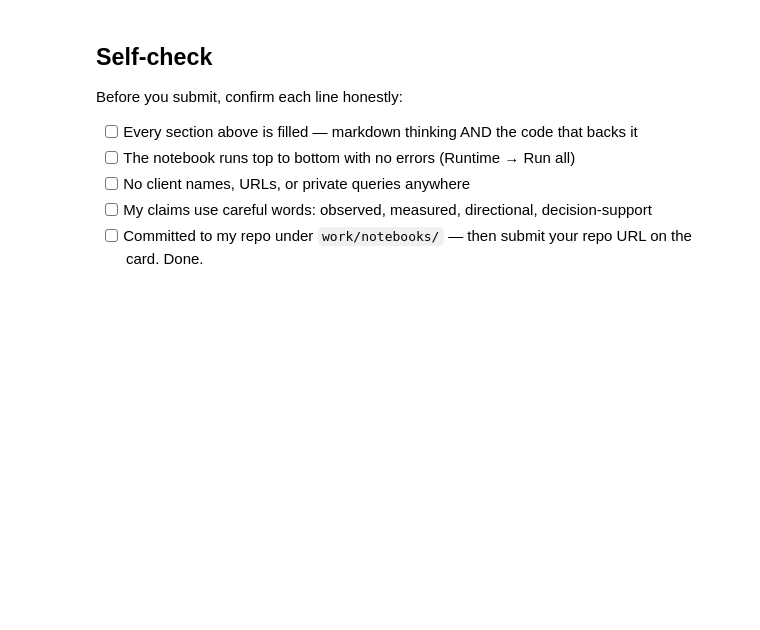
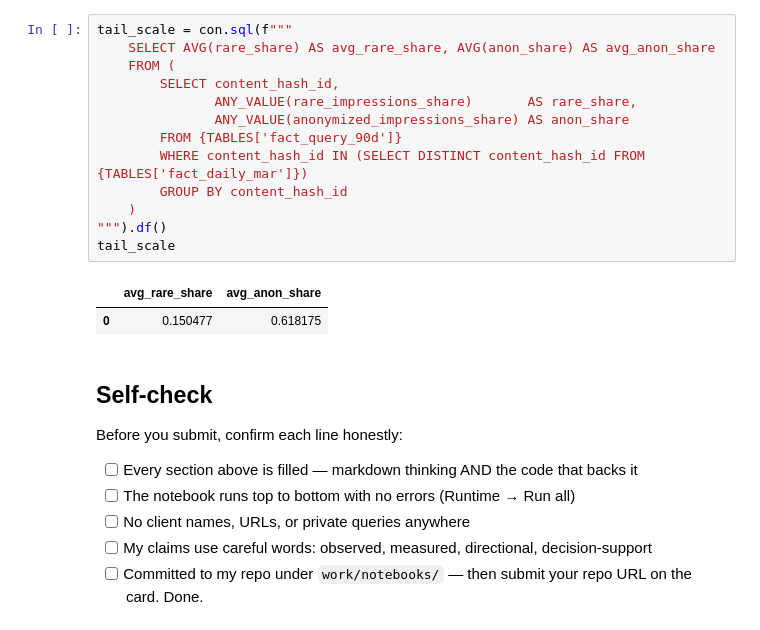
Before and after one commit to anasYaha/Flyrank-ml-internship, a Jupyter notebook: work/notebooks/w03_data_contract.ipynb, the cells around one changed output. Drawn from its saved outputs; the diff is of its cells as text; blank space fills up the shorter version.

```diff
--- a/work/notebooks/w03_data_contract.ipynb
+++ b/work/notebooks/w03_data_contract.ipynb
@@ -37,3 +352,19 @@ This skeleton is yours to fill. Work the sections **in order** — each one has
+# %%
+tail_scale = con.sql(f"""
+    SELECT AVG(rare_share) AS avg_rare_share, AVG(anon_share) AS avg_anon_share
+    FROM (
+        SELECT content_hash_id,
+               ANY_VALUE(rare_impressions_share)       AS rare_share,
+               ANY_VALUE(anonymized_impressions_share) AS anon_share
+        FROM {TABLES['fact_query_90d']}
+        WHERE content_hash_id IN (SELECT DISTINCT content_hash_id FROM {TABLES['fact_daily_mar']})
+        GROUP BY content_hash_id
+    )
+""").df()
+tail_scale
+# %% [output]
+|  | avg_rare_share | avg_anon_share |
+| 0 | 0.150477 | 0.618175 |
 # %% [markdown]
 ## Self-check
 
```
Also changed, not shown: parts of 26 cells of this notebook.
